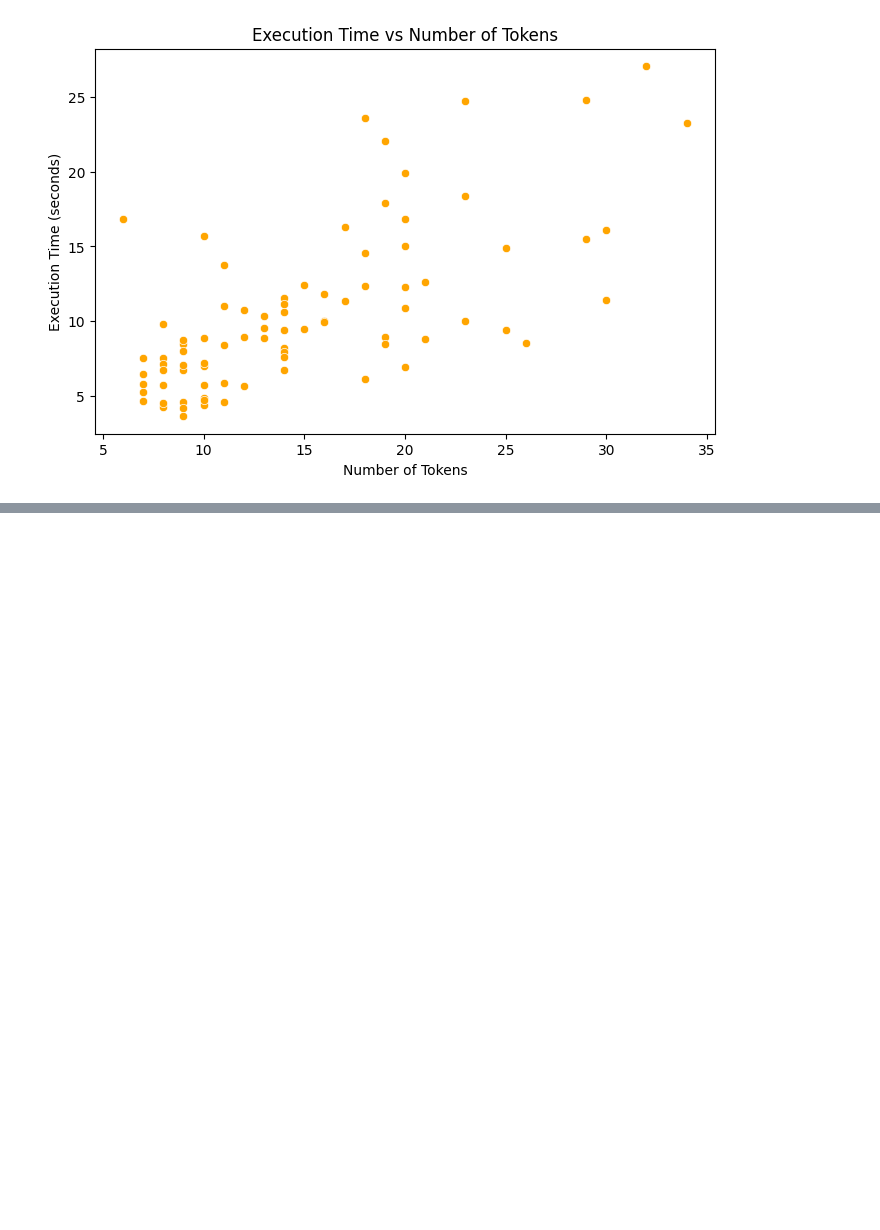
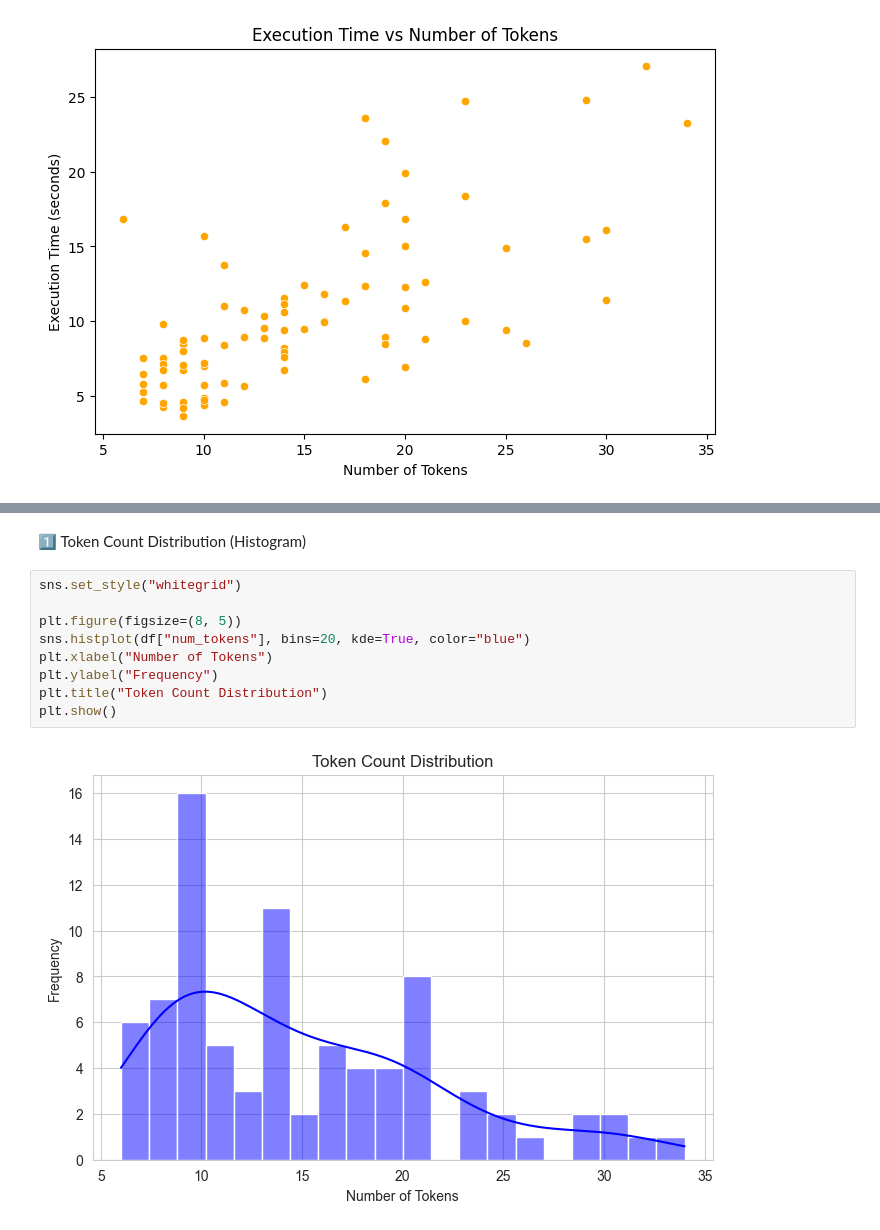
Before and after one commit to theNKCodes/Sign-Language-Module, a Jupyter notebook: backend/graphs.ipynb, the cells around one changed output, grey strips where cells are left out. Cells and saved outputs as stored; diff of their text form; blank space fills up the shorter version.

```diff
--- a/backend/graphs.ipynb
+++ b/backend/graphs.ipynb
@@ -38,0 +299,13 @@ plt.show()
+# %% [markdown]
+1️⃣ Token Count Distribution (Histogram)
+# %%
+sns.set_style("whitegrid")
+
+plt.figure(figsize=(8, 5))
+sns.histplot(df["num_tokens"], bins=20, kde=True, color="blue")
+plt.xlabel("Number of Tokens")
+plt.ylabel("Frequency")
+plt.title("Token Count Distribution")
+plt.show()
+# %% [output]
+[figure, added]
```
Also changed, not shown: parts of 24 cells of this notebook.
